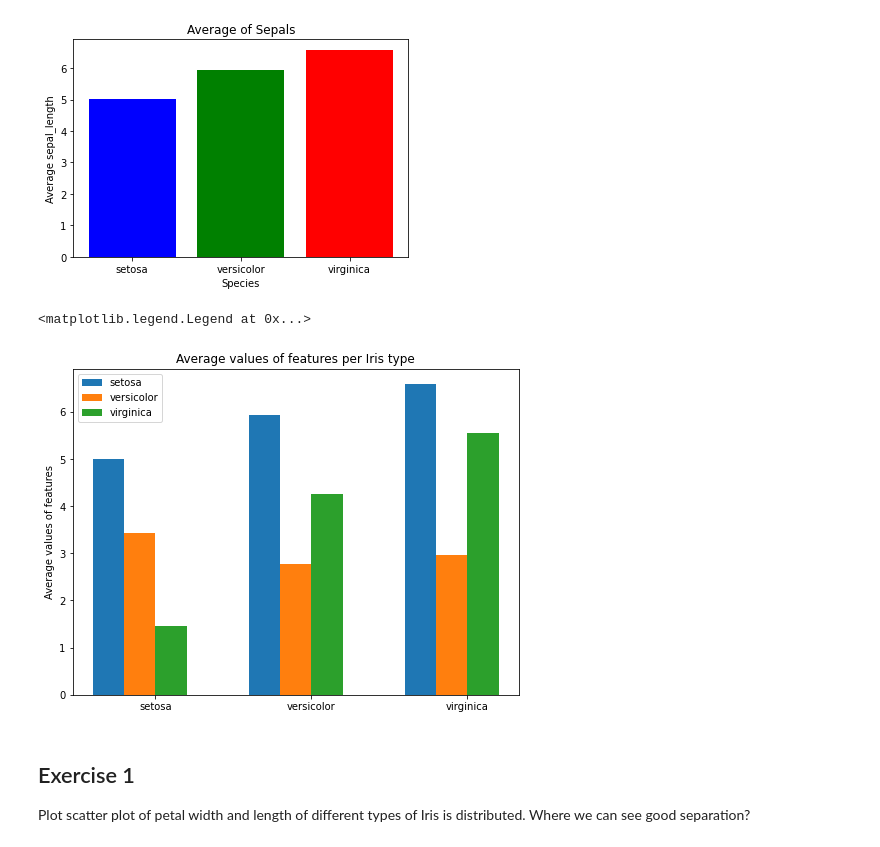
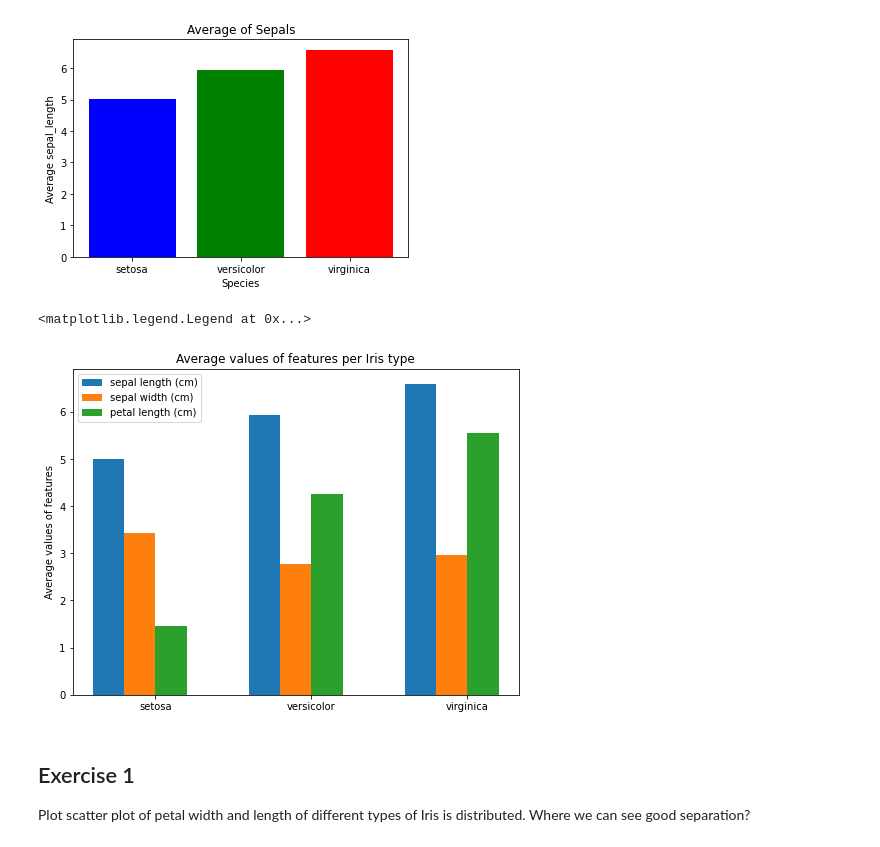
Before and after one commit to tamarshifman/mlcourse-Nov22, a Jupyter notebook: matplotlib.ipynb, the cells around one changed output. Saved outputs shown, nothing was run; the diff lists cells and outputs as text; code cells hidden in the pictures.

```diff
--- a/matplotlib.ipynb
+++ b/matplotlib.ipynb
@@ -54,7 +54,8 @@ $$
 f(x)=x^2
 $$
 # %%
-x = np.linspace(0, 10, 20)
+x = np.linspace(0, 10, 21)
+print(x)
 plt.plot(x, x**2)
 plt.xlabel('X Axis')
 plt.ylabel('Y Axis')
@@ -378,24 +387,24 @@ Text(0, 0.5, 'Average sepal_length')
 # %%
 sepal_length = np.array([np.mean(X[y==i, 0]) for i in range(3)])
 sepal_width = np.array([np.mean(X[y==i, 1]) for i in range(3)])
 petal_length = np.array([np.mean(X[y==i, 2]) for i in range(3)])
 
 fig, ax = plt.subplots(figsize=(8, 6))
 
 x = np.arange(3)
 width = 0.6  # the width of the bars
-sl = ax.bar(x - 0.3, sepal_length, 0.2, label=y_labels[0])
-sw = ax.bar(x - 0.1, sepal_width, 0.2, label=y_labels[1])
-pl = ax.bar(x + 0.1, petal_length, 0.2, label=y_labels[2])
+sl = ax.bar(x - 0.3, sepal_length, 0.2, label=x_labels[0])
+sw = ax.bar(x - 0.1, sepal_width, 0.2, label=x_labels[1])
+pl = ax.bar(x + 0.1, petal_length, 0.2, label=x_labels[2])
 
 ax.set_ylabel('Average values of features')
 ax.set_title('Average values of features per Iris type')
 ax.set_xticks(x)
 ax.set_xticklabels(y_labels)
 ax.legend()
 # %% [output]
 <matplotlib.legend.Legend at 0x...>
-[figure, old version]
+[figure, new version]
 # %% [markdown]
 ## Exercise 1
 Plot scatter plot of petal width and length of different types of Iris is distributed. Where we can see good separation?
```
Also changed, not shown: parts of 4 cells of this notebook.
